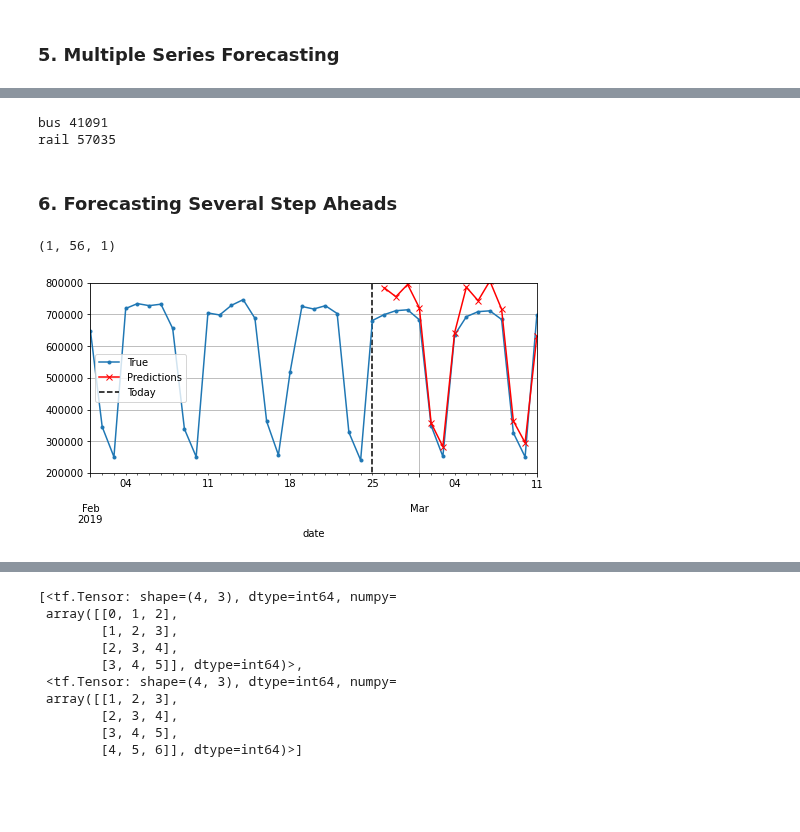
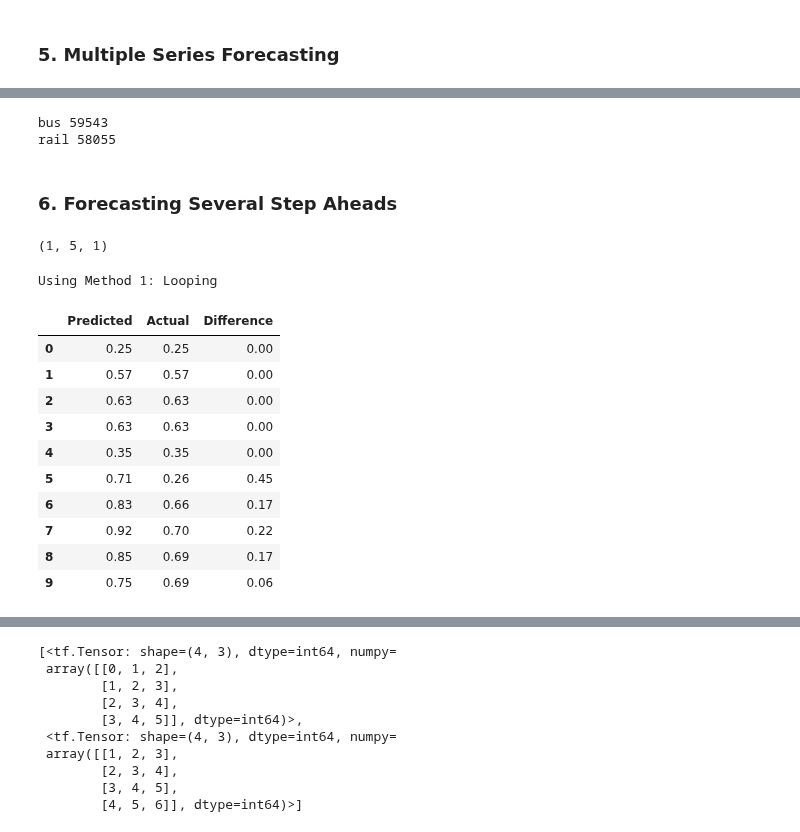
Before and after one commit to Girrajjangid/Machine-Learning-from-Scratch, a Jupyter notebook: Deep Learning/12. Sequencial Processing with Tensorflow.ipynb, the cells around one changed output, grey strips where cells are left out. Drawn from its saved outputs; the diff is of its cells as text; code cells hidden in the pictures; blank space fills up the shorter version.

```diff
--- a/Deep Learning/12. Sequencial Processing with Tensorflow.ipynb
+++ b/Deep Learning/12. Sequencial Processing with Tensorflow.ipynb
@@ -460,7 +512,6 @@ Trainable params: 3,201
 Non-trainable params: 0
 _________________________________________________________________
 # %%
-univar_model, eval = fit_and_evaluate(univar_model, train_ds2, valid_ds2, learning_rate=0.02)
-eval
+fit_and_evaluate(univar_model, train_ds2, valid_ds2, learning_rate=0.02)
 # %% [output]
 Epoch 1/4
@@ -479,0 +542,8 @@ array([[0.4168356]], dtype=float32)
+# %%
+# When you use return_sequence in last layer
+univar_model = tf.keras.models.Sequential([
+        tf.keras.layers.SimpleRNN(10, return_sequences=True, input_shape=[None, 1]),
+        tf.keras.layers.SimpleRNN(5, return_sequences=True), # It will give 3D matrix to next layer
+        tf.keras.layers.Dense(1),
+])
+fit_and_evaluate(univar_model, train_ds2, valid_ds2, learning_rate=0.02)
@@ -559,15 +688,16 @@ Epoch 4/4
 # %% [markdown]
 ### 5. Multiple Series Forecasting
 # %%
-# build and train a multitask RNN that forecasts both bus and rail
-
+#####################################################################
+# build and train a multitask RNN that forecasts both bus and rail  #
+# Just change the target variable                                   #
+#####################################################################
 cls()
-seq_length = 56
 train_multask_ds = tf.keras.utils.timeseries_dataset_from_array(
     mulvar_train.to_numpy(),
     targets=mulvar_train[["bus", "rail"]][seq_length:],  # 2 targets per day
     sequence_length=seq_length,
-    batch_size=32,
+    batch_size=batch_size,
     shuffle=True,
     seed=42
 )
@@ -575,16 +705,13 @@ valid_multask_ds = tf.keras.utils.timeseries_dataset_from_array(
     mulvar_valid.to_numpy(),
     targets=mulvar_valid[["bus", "rail"]][seq_length:],
     sequence_length=seq_length,
-    batch_size=32
+    batch_size=batch_size
 )
 
-tf.random.set_seed(42)
 multask_model = tf.keras.Sequential([
     tf.keras.layers.SimpleRNN(32, input_shape=[None, 5]),
-    tf.keras.layers.Dense(2)
+    tf.keras.layers.Dense(2) # Dense Layer always expect input in 2D
 ])
-
-model,eval = fit_and_evaluate(multask_model, train_multask_ds, valid_multask_ds,
-                 learning_rate=0.02)
+fit_and_evaluate(multask_model, train_multask_ds, valid_multask_ds, learning_rate=0.02)
 # %% [output]
 Epoch 1/4
@@ -607,12 +745,11 @@ bus_target = mulvar_valid["bus"][seq_length:]
 #evaluates the multitask RNN's forecasts both bus and rail
 Y_preds_valid = multask_model.predict(valid_multask_ds)
 for idx, name in enumerate(["bus", "rail"]):
-    mae = 1e6 * tf.keras.metrics.mean_absolute_error(
-        mulvar_valid[name][seq_length:], Y_preds_valid[:, idx])
+    mae = 1e6 * tf.keras.metrics.mean_absolute_error(mulvar_valid[name][seq_length:], Y_preds_valid[:, idx])
     print(name, int(mae))
 # %% [output]
-bus 41091
-rail 57035
+bus 59543
+rail 58055
 # %% [markdown]
 ### 6. Forecasting Several Step Aheads
 # %%
@@ -620,30 +757,33 @@ rail 57035
 # Method-1: Get forecast in loop with same   #
 # trained model                              #
 ##############################################
-import numpy as np
+#import numpy as np
 
+# Let predict the next 5 values after
 X = rail_valid.to_numpy()[np.newaxis, :seq_length, np.newaxis]
 print(X.shape)
-for step_ahead in range(14):
-    y_pred_one = univar_model.predict(X)
+for step_ahead in range(5):
+    y_pred_one = univar_model.predict(X)# since univar_model return 5 time step forecast so we will take only last one
+    y_pred_one = y_pred_one[0][-1].reshape(1,1,1)
     X = np.concatenate([X, y_pred_one.reshape(1, 1, 1)], axis=1)
 # %% [output]
-(1, 56, 1)
+(1, 5, 1)
-# %%
-Y_pred = pd.Series(X[0, -14:, 0],
-                   index=pd.date_range("2019-02-26", "2019-03-11"))
-
-fig, ax = plt.subplots(figsize=(8, 3.5))
-(rail_valid * 1e6)["2019-02-01":"2019-03-11"].plot(
-    label="True", marker=".", ax=ax)
-(Y_pred * 1e6).plot(
-    label="Predictions", grid=True, marker="x", color="r", ax=ax)
-ax.vlines("2019-02-25", 0, 1e6, color="k", linestyle="--", label="Today")
-ax.set_ylim([200_000, 800_000])
-plt.legend(loc="center left")
-plt.show()
-# %% [output]
-[figure, removed]
+# %%
+print("Using Method 1: Looping")
+pd.DataFrame({"Predicted":X.flatten(), "Actual":rail_valid.to_numpy()[:10], "Difference":np.abs((rail_valid.to_numpy()[:10]-X.flatten()))}).round(2)
+# %% [output]
+Using Method 1: Looping
+|  | Predicted | Actual | Difference |
+| 0 | 0.25 | 0.25 | 0.00 |
+| 1 | 0.57 | 0.57 | 0.00 |
+| 2 | 0.63 | 0.63 | 0.00 |
+| 3 | 0.63 | 0.63 | 0.00 |
+| 4 | 0.35 | 0.35 | 0.00 |
+| 5 | 0.71 | 0.26 | 0.45 |
+| 6 | 0.83 | 0.66 | 0.17 |
+| 7 | 0.92 | 0.70 | 0.22 |
+| 8 | 0.85 | 0.69 | 0.17 |
+| 9 | 0.75 | 0.69 | 0.06 |
 # %%
 ##############################################
 # Method-2: Train RNN to predict all values  #
```
Also changed, not shown: parts of 87 cells of this notebook.
